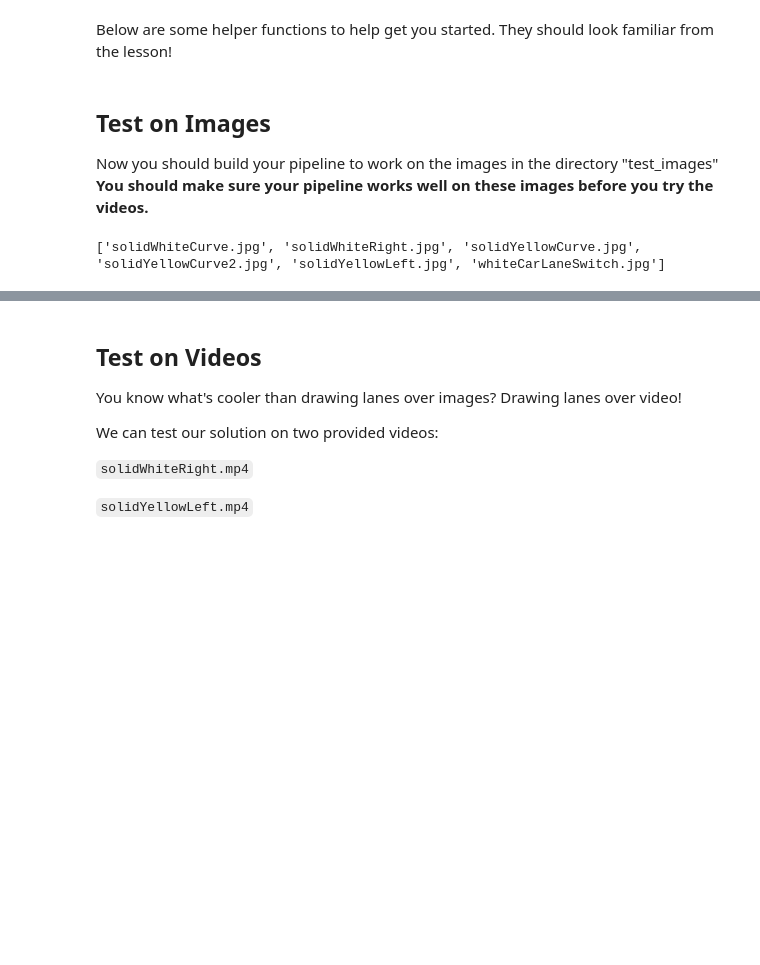
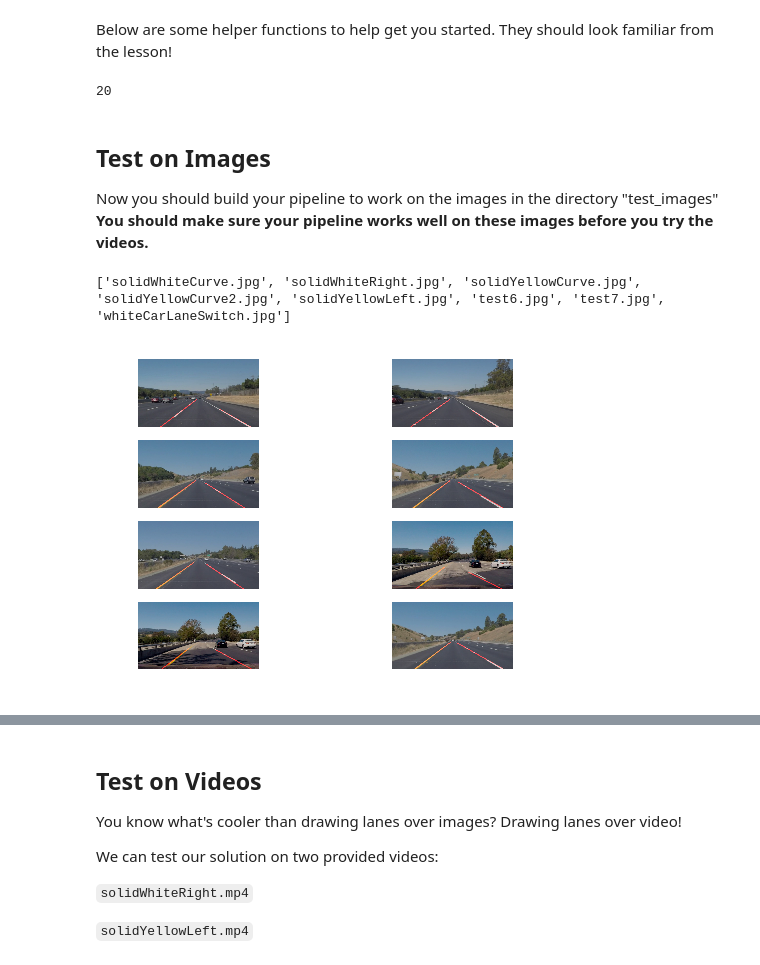
Before and after one commit to RyannnG/CarND-LaneLines-P1, a Jupyter notebook: P1.ipynb, the cells around one changed output, grey strips where cells are left out. Cells and saved outputs as stored; diff of their text form; code cells hidden in the pictures; blank space fills up the shorter version.

```diff
--- a/P1.ipynb
+++ b/P1.ipynb
@@ -154,6 +209,12 @@ def weighted_img(img, initial_img, α=0.8, β=1., λ=0.):
     NOTE: initial_img and img must be the same shape!
     """
     return cv2.addWeighted(initial_img, α, img, β, λ)
+# %%
+# mylist = [4,4,1,18,2,15,6,14,2,16,2,17,12,3,12,4,15,5,17]
+# np.histogram(mylist, bins=[,19])
+len(np.arange(-1.0, 1.0, 0.1))
+# %% [output]
+20
 # %% [markdown]
 ## Test on Images
 
@@ -161,10 +222,10 @@ Now you should build your pipeline to work on the images in the directory "test_
 **You should make sure your pipeline works well on these images before you try the videos.**
 # %%
 import os
-test_images = os.listdir("test_images/")
+test_images = os.listdir("test_images/")[1:]
 print(test_images)
 # %% [output]
-['solidWhiteCurve.jpg', 'solidWhiteRight.jpg', 'solidYellowCurve.jpg', 'solidYellowCurve2.jpg', 'solidYellowLeft.jpg', 'whiteCarLaneSwitch.jpg']
+['solidWhiteCurve.jpg', 'solidWhiteRight.jpg', 'solidYellowCurve.jpg', 'solidYellowCurve2.jpg', 'solidYellowLeft.jpg', 'test6.jpg', 'test7.jpg', 'whiteCarLaneSwitch.jpg']
 # %%
 # Gaussian kernel size
 kernel_size = 5
@@ -200,4 +258,16 @@ def pipeline(img):
     # Draw the lines on the raw image
     line_edges = cv2.addWeighted(img, 0.8, line_image, 1, 0)
     return line_edges
+# %%
+def disp_sample_dataset(data_dir):
+    for i, item in enumerate(data_dir):
+        plt.subplot(4, 2, i+1)
+        plt.axis('off')
+        img = mpimg.imread("test_images/" + item)
+        line = pipeline(img)
+        plt.imshow(line)
+# %%
+disp_sample_dataset(test_images)
+# %% [output]
+[figure, added]
 # %%
```
Also changed, not shown: parts of 8 cells of this notebook, 3 other files.
